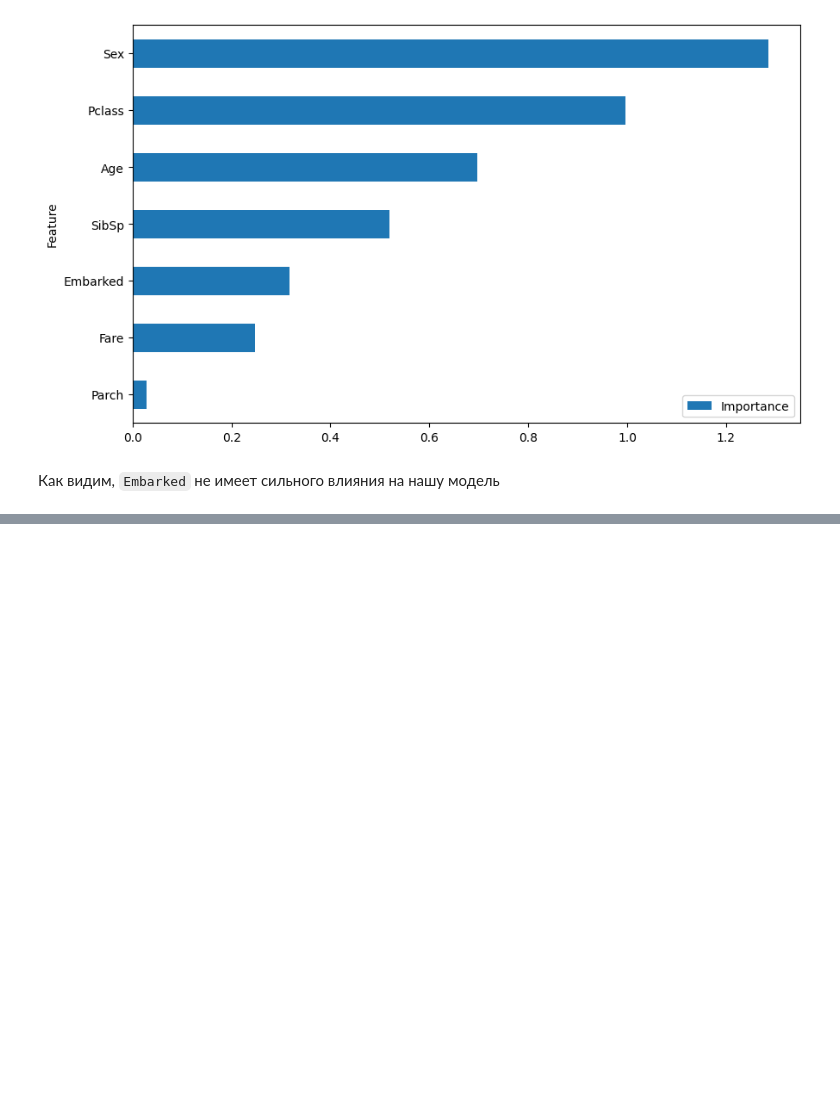
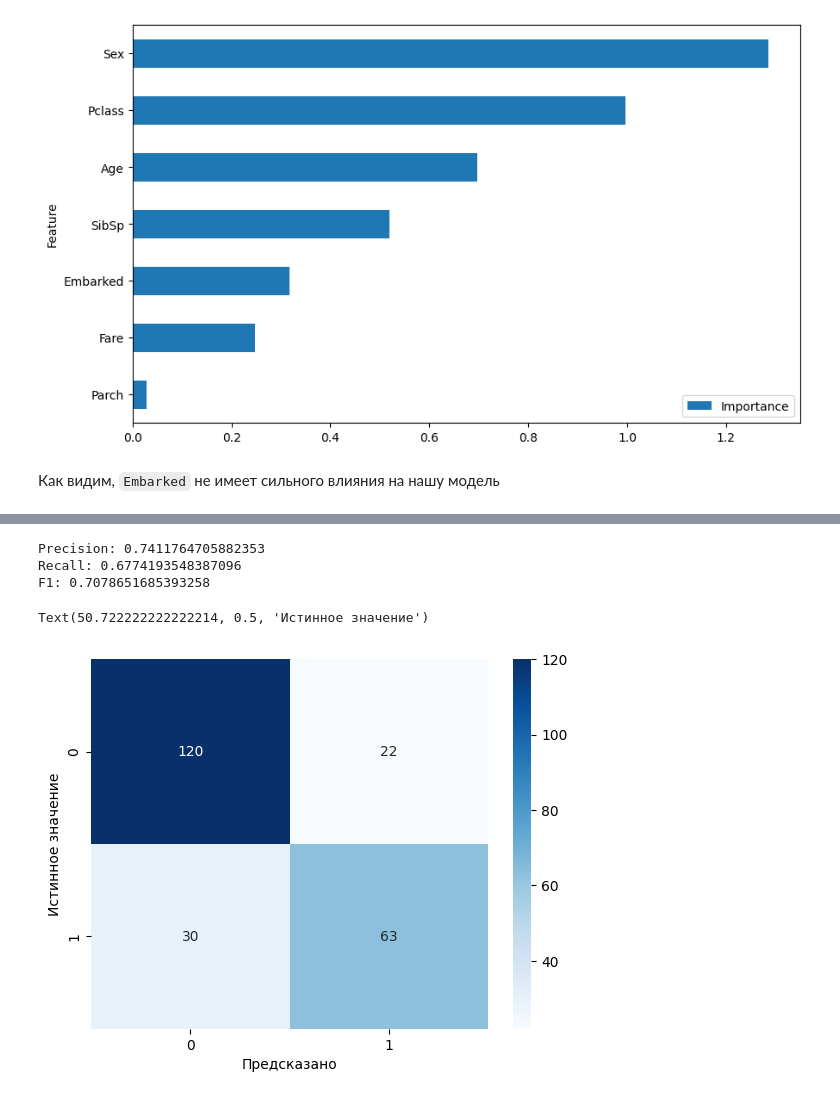
Before and after one commit to ArtemDyrdin/MachineLearning, a Jupyter notebook: LogisticRegression/titanic_classifier.ipynb, the cells around one changed output, grey strips where cells are left out. Drawn from its saved outputs; the diff is of its cells as text; code cells hidden in the pictures; blank space fills up the shorter version.

```diff
--- a/LogisticRegression/titanic_classifier.ipynb
+++ b/LogisticRegression/titanic_classifier.ipynb
@@ -188,0 +194,16 @@ feature_importance.plot(x='Feature', y='Importance', kind='barh', figsize=(10, 6
+# %%
+print('Precision:', precision_score(y_test, y_pred))
+print('Recall:', recall_score(y_test, y_pred))
+print('F1:', f1_score(y_test, y_pred))
+# %% [output]
+Precision: 0.7411764705882353
+Recall: 0.6774193548387096
+F1: 0.7078651685393258
+# %%
+cm = confusion_matrix(y_test, y_pred)
+sns.heatmap(cm, annot=True, fmt='d', cmap='Blues')
+plt.xlabel('Предсказано')
+plt.ylabel('Истинное значение')
+# %% [output]
+Text(50.722222222222214, 0.5, 'Истинное значение')
+[figure, added]
```
Also changed, not shown: parts of 21 cells of this notebook, 1 other file.
